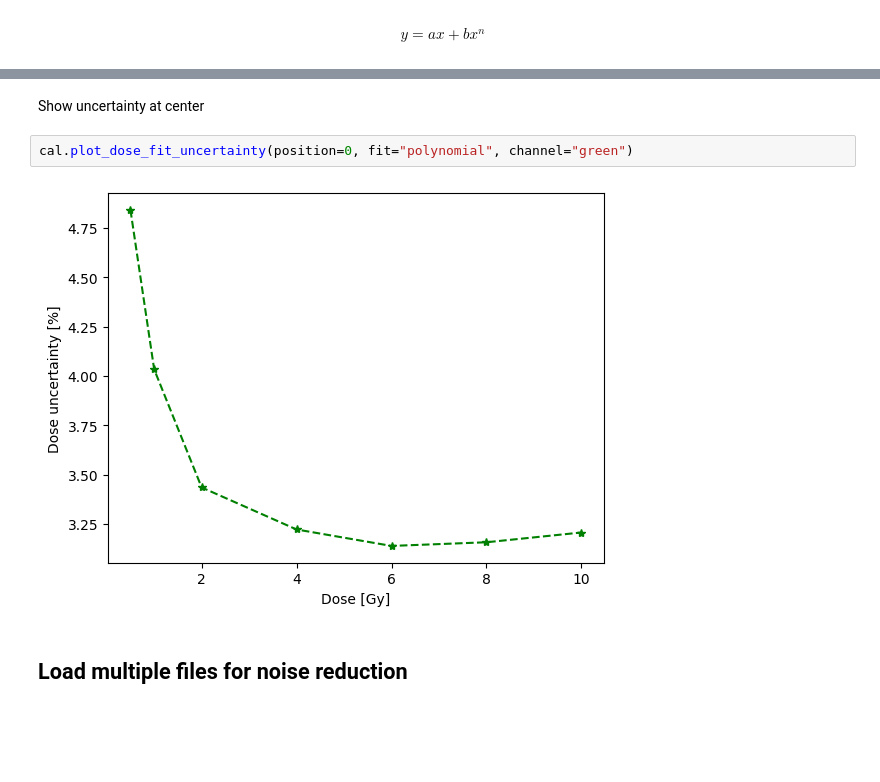
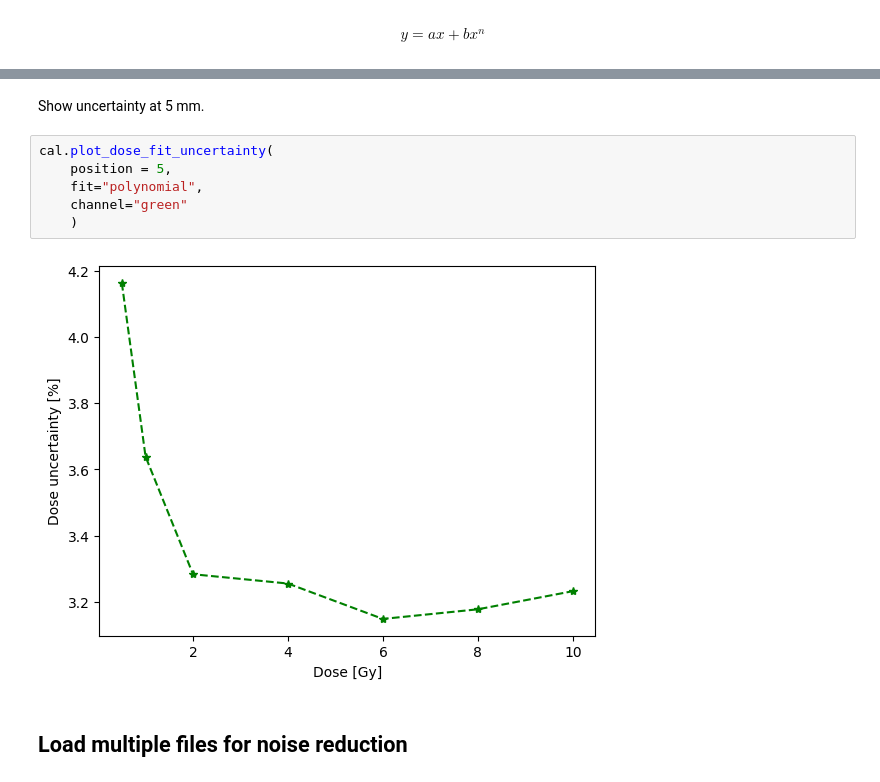
Before and after one commit to LuisOlivaresJ/Dosepy, a Jupyter notebook: docs/Jupyter_Book/film_dosimetry.ipynb, the cells around one changed output, grey strips where cells are left out. Saved outputs shown, nothing was run; the diff lists cells and outputs as text; blank space fills up the shorter version.

```diff
--- a/docs/Jupyter_Book/film_dosimetry.ipynb
+++ b/docs/Jupyter_Book/film_dosimetry.ipynb
@@ -154,10 +156,14 @@ calib_response
 [figure]
 # %% [markdown]
-Show uncertainty at center
+Show uncertainty at 5 mm.
 # %%
-cal.plot_dose_fit_uncertainty(position=0, fit="polynomial", channel="green")
+cal.plot_dose_fit_uncertainty(
+    position = 5,
+    fit="polynomial",
+    channel="green"
+    )
 # %% [output]
-[figure, old version]
+[figure, new version]
 # %% [markdown]
 ## Load multiple files for noise reduction
 # %%
```
Also changed, not shown: parts of 24 cells of this notebook, 1 other file.
